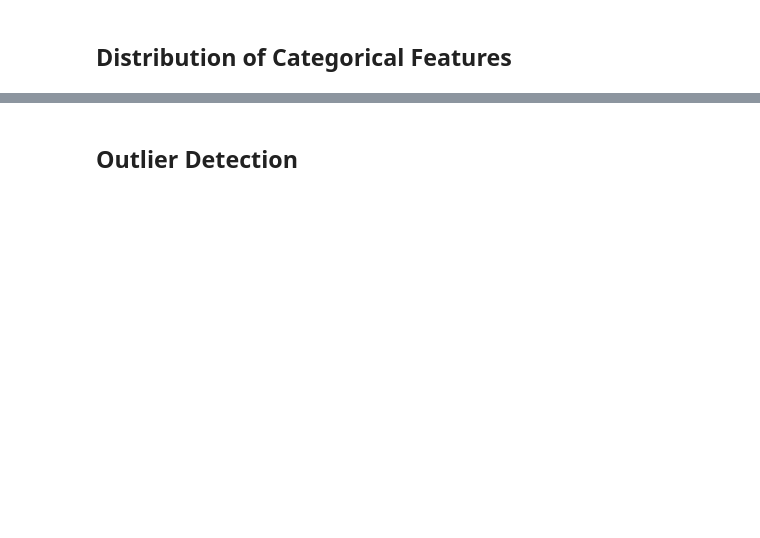
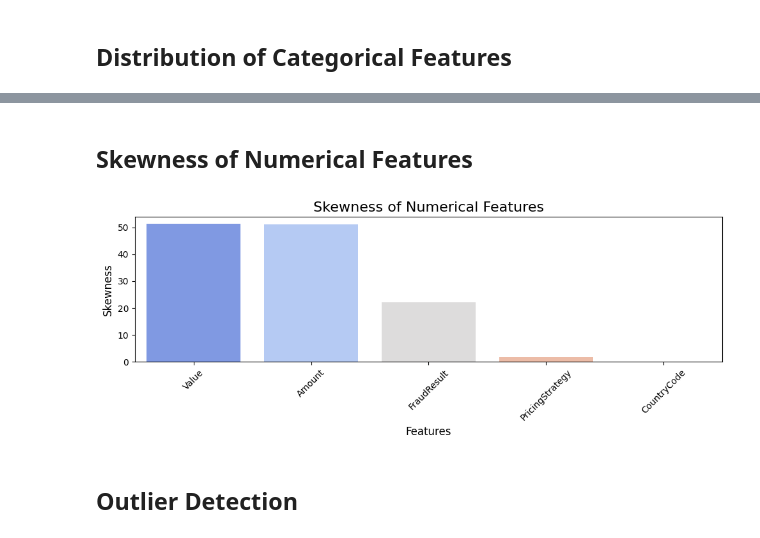
Before and after one commit to Roman0290/BatiCreditAI, a Jupyter notebook: notebooks/credit_risk_EDA_analysis.ipynb, the cells around one changed output, grey strips where cells are left out. Saved outputs shown, nothing was run; the diff lists cells and outputs as text; code cells hidden in the pictures; blank space fills up the shorter version.

```diff
--- a/notebooks/credit_risk_EDA_analysis.ipynb
+++ b/notebooks/credit_risk_EDA_analysis.ipynb
@@ -140,2 +149,9 @@ memory usage: 11.7+ MB
+# %% [markdown]
+## Skewness of Numerical Features
+# %%
+# Skewness of Numerical Features
+eda.plot_skewness()
+# %% [output]
+[figure, added]
 # %% [markdown]
 ## Outlier Detection
```
Also changed, not shown: parts of 31 cells of this notebook, 2 other files.
